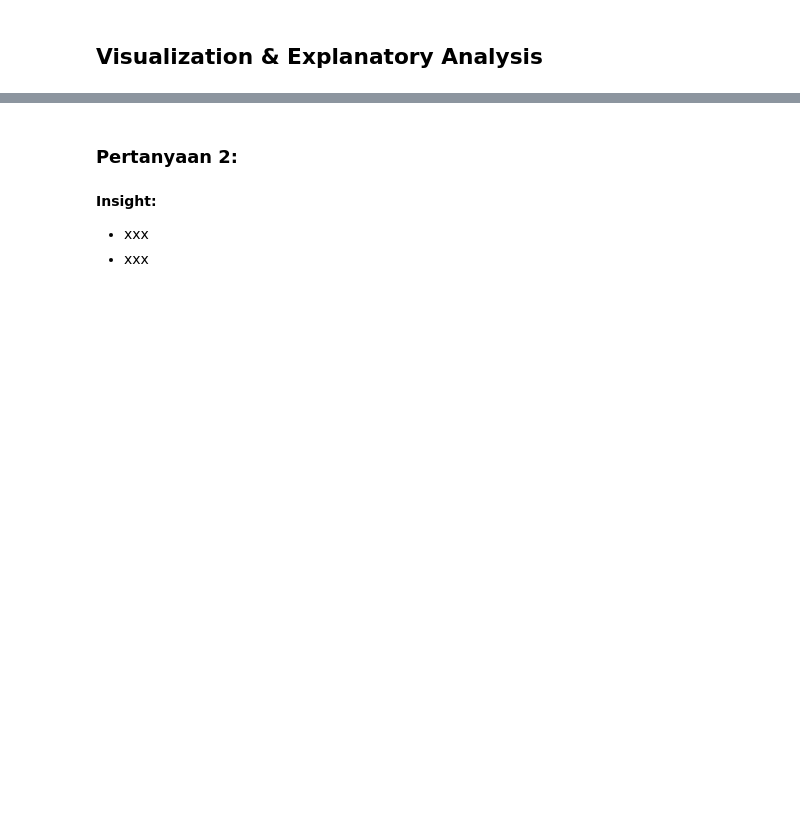
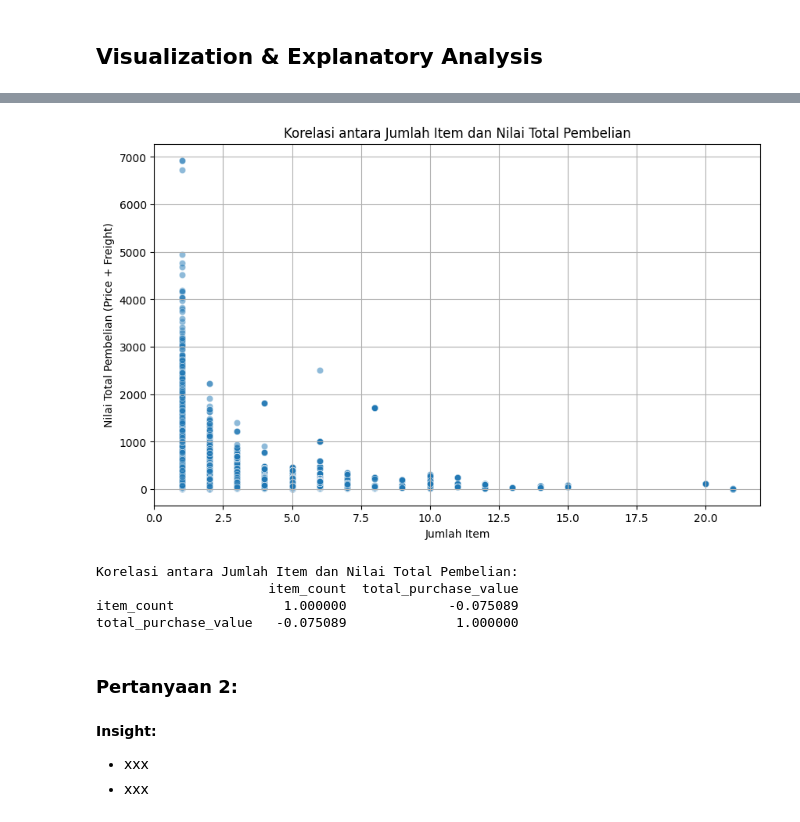
Before and after one commit to LatiefDataVisionary/data-analysis-dicoding-projects, a Jupyter notebook: Proyek_Analisis_Data.ipynb, the cells around one changed output, grey strips where cells are left out. Drawn from its saved outputs; the diff is of its cells as text; code cells hidden in the pictures; blank space fills up the shorter version.

```diff
--- a/Proyek_Analisis_Data.ipynb
+++ b/Proyek_Analisis_Data.ipynb
@@ -592,3 +600,24 @@ Index: []
+# %%
+# Scatter plot untuk melihat korelasi antara jumlah item dan nilai total pembelian
+plt.figure(figsize=(10, 6))
+sns.scatterplot(data=purchase_analysis, x='item_count', y='total_purchase_value', alpha=0.5)
+plt.title("Korelasi antara Jumlah Item dan Nilai Total Pembelian")
+plt.xlabel("Jumlah Item")
+plt.ylabel("Nilai Total Pembelian (Price + Freight)")
+plt.grid(True)
+plt.show()
+# %% [output]
+[figure, added]
+# %%
+# Menghitung korelasi untuk memverifikasi kekuatan hubungan
+correlation = purchase_analysis[['item_count', 'total_purchase_value']].corr()
+print("\nKorelasi antara Jumlah Item dan Nilai Total Pembelian:")
+print(correlation)
+# %% [output]
+Korelasi antara Jumlah Item dan Nilai Total Pembelian:
+                      item_count  total_purchase_value
+item_count              1.000000             -0.075089
+total_purchase_value   -0.075089              1.000000
 # %% [markdown]
 ### Pertanyaan 2:
 # %% [markdown]
```
Also changed, not shown: parts of 10 cells of this notebook.
